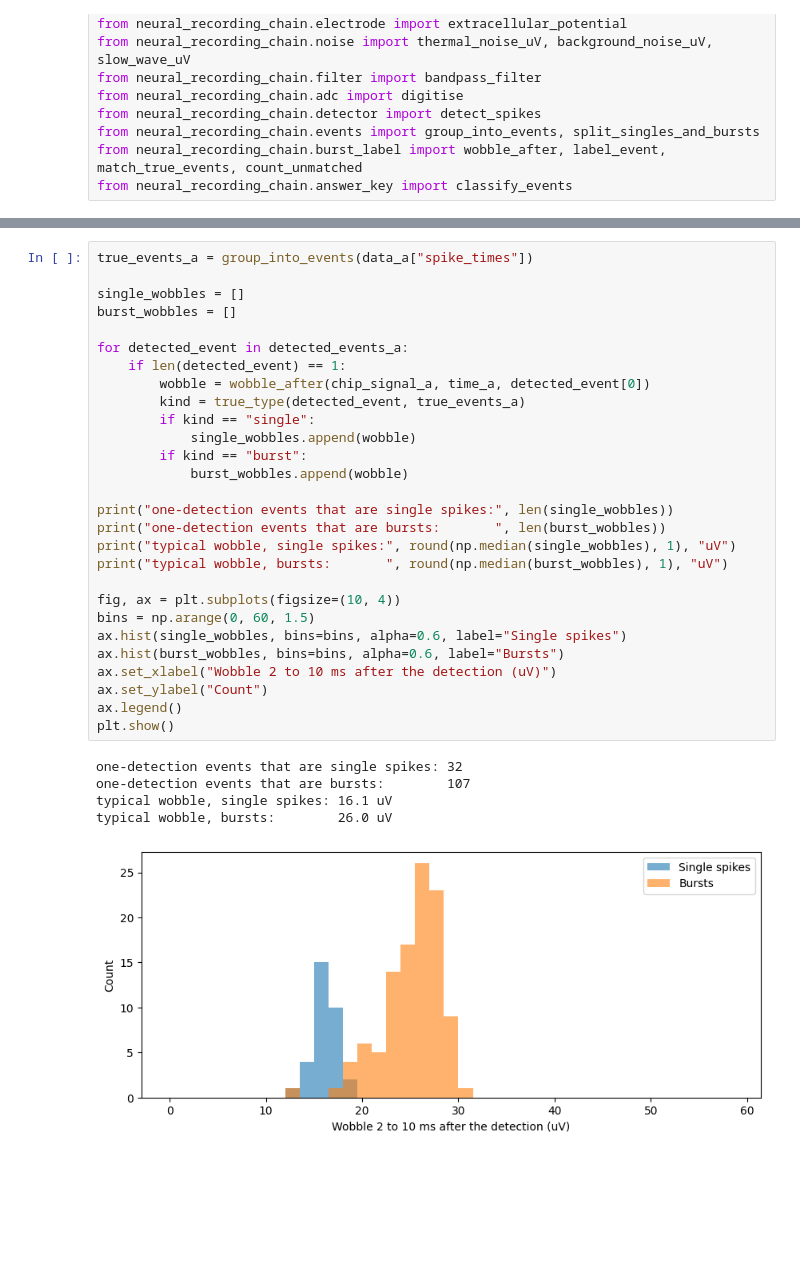
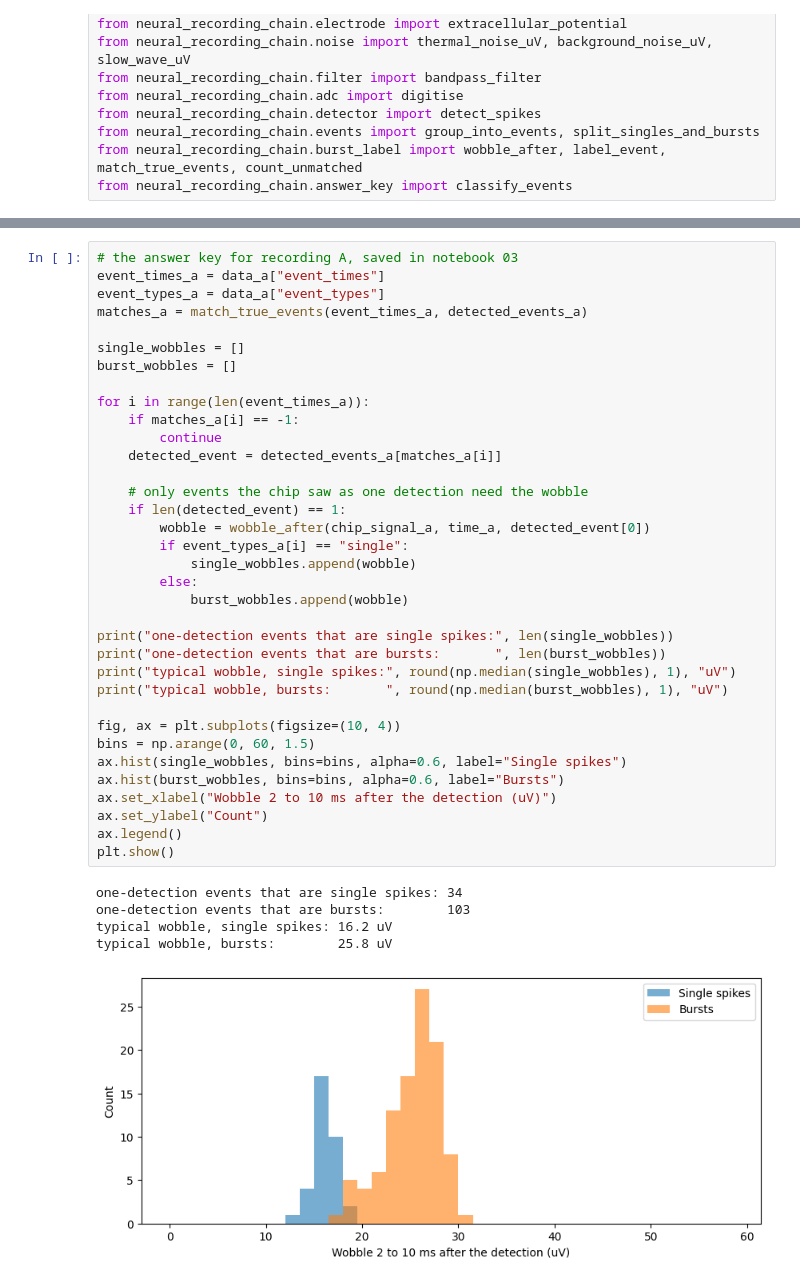
Before and after one commit to Parineeta98/Neural_Recording_Chain, a Jupyter notebook: notebooks/06_burst_label.ipynb, the cells around one changed output, grey strips where cells are left out. Saved outputs shown, nothing was run; the diff lists cells and outputs as text; blank space fills up the shorter version.

```diff
--- a/notebooks/06_burst_label.ipynb
+++ b/notebooks/06_burst_label.ipynb
@@ -98,34 +128,41 @@ single spikes: 683
 # %%
-true_events_a = group_into_events(data_a["spike_times"])
+# the answer key for recording A, saved in notebook 03
+event_times_a = data_a["event_times"]
+event_types_a = data_a["event_types"]
+matches_a = match_true_events(event_times_a, detected_events_a)
 
 single_wobbles = []
 burst_wobbles = []
 
-for detected_event in detected_events_a:
+for i in range(len(event_times_a)):
+    if matches_a[i] == -1:
+        continue
+    detected_event = detected_events_a[matches_a[i]]
+
+    # only events the chip saw as one detection need the wobble
     if len(detected_event) == 1:
         wobble = wobble_after(chip_signal_a, time_a, detected_event[0])
-        kind = true_type(detected_event, true_events_a)
-        if kind == "single":
+        if event_types_a[i] == "single":
             single_wobbles.append(wobble)
-        if kind == "burst":
+        else:
             burst_wobbles.append(wobble)
 
 print("one-detection events that are single spikes:", len(single_wobbles))
 print("one-detection events that are bursts:       ", len(burst_wobbles))
 print("typical wobble, single spikes:", round(np.median(single_wobbles), 1), "uV")
 print("typical wobble, bursts:       ", round(np.median(burst_wobbles), 1), "uV")
 
 fig, ax = plt.subplots(figsize=(10, 4))
 bins = np.arange(0, 60, 1.5)
 ax.hist(single_wobbles, bins=bins, alpha=0.6, label="Single spikes")
 ax.hist(burst_wobbles, bins=bins, alpha=0.6, label="Bursts")
 ax.set_xlabel("Wobble 2 to 10 ms after the detection (uV)")
 ax.set_ylabel("Count")
 ax.legend()
 plt.show()
 # %% [output]
-one-detection events that are single spikes: 32
-one-detection events that are bursts:        107
-typical wobble, single spikes: 16.1 uV
-typical wobble, bursts:        26.0 uV
+one-detection events that are single spikes: 34
+one-detection events that are bursts:        103
+typical wobble, single spikes: 16.2 uV
+typical wobble, bursts:        25.8 uV
-[figure, old version]
+[figure, new version]
```
Also changed, not shown: parts of 11 cells of this notebook.
